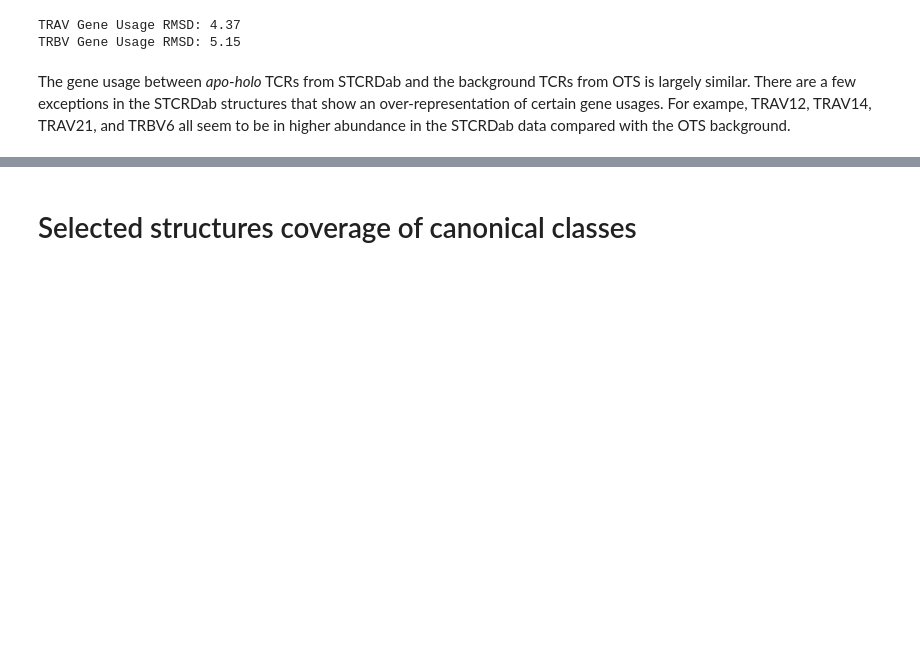
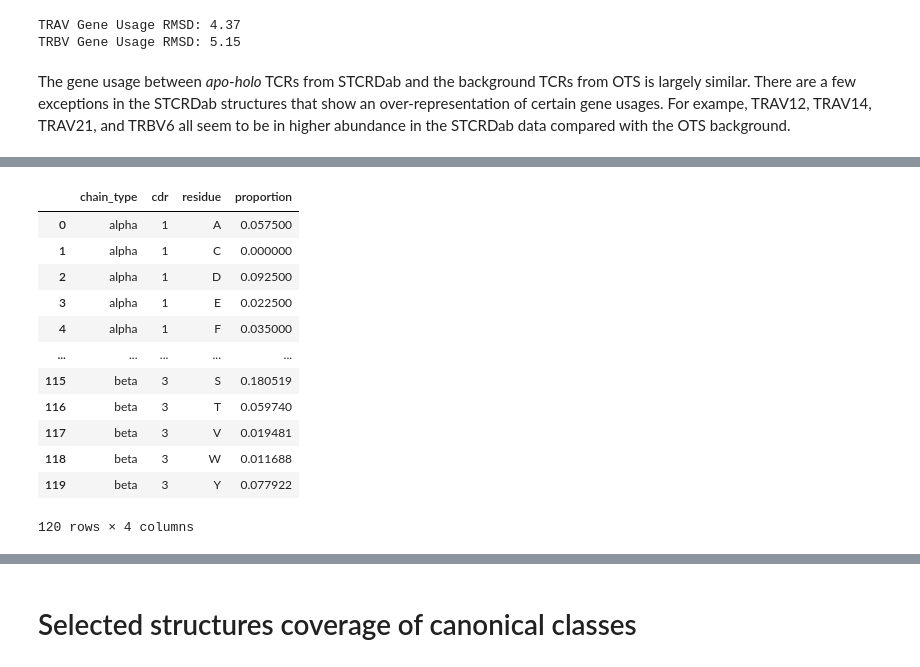
Before and after one commit to benjiemc/tcr-pmhc-interface-analysis, a Jupyter notebook: notebooks/Ascertaining_the_generalisability_of_the_structure_data.ipynb, the cells around one changed output, grey strips where cells are left out. Cells and saved outputs as stored; diff of their text form; code cells hidden in the pictures; blank space fills up the shorter version.

```diff
--- a/notebooks/Ascertaining_the_generalisability_of_the_structure_data.ipynb
+++ b/notebooks/Ascertaining_the_generalisability_of_the_structure_data.ipynb
@@ -489,0 +537,28 @@ For exampe, TRAV12, TRAV14, TRAV21, and TRBV6 all seem to be in higher abundance
+# %%
+apo_holo_cdr_sequences_residues = apo_holo_cdr_sequences[['chain_type', 'cdr', 'sequence']].copy()
+apo_holo_cdr_sequences_residues['residue'] = apo_holo_cdr_sequences_residues['sequence'].map(list)
+apo_holo_cdr_sequences_residues = apo_holo_cdr_sequences_residues.explode('residue')
+
+apo_holo_cdr_sequences_residues_counts = (apo_holo_cdr_sequences_residues.groupby(['chain_type', 'cdr'])
+                                          ['residue']
+                                          .apply(count_amino_acids))
+
+apo_holo_cdr_sequences_residues_counts.name = 'proportion'
+apo_holo_cdr_sequences_residues_counts = apo_holo_cdr_sequences_residues_counts.to_frame()
+apo_holo_cdr_sequences_residues_counts = apo_holo_cdr_sequences_residues_counts.reset_index()
+
+apo_holo_cdr_sequences_residues_counts
+# %% [output]
+|  | chain_type | cdr | residue | proportion |
+| 0 | alpha | 1 | A | 0.057500 |
+| 1 | alpha | 1 | C | 0.000000 |
+| 2 | alpha | 1 | D | 0.092500 |
+| 3 | alpha | 1 | E | 0.022500 |
+| 4 | alpha | 1 | F | 0.035000 |
+| ... | ... | ... | ... | ... |
+| 115 | beta | 3 | S | 0.180519 |
+| 116 | beta | 3 | T | 0.059740 |
+| 117 | beta | 3 | V | 0.019481 |
+| 118 | beta | 3 | W | 0.011688 |
+| 119 | beta | 3 | Y | 0.077922 |
+120 rows × 4 columns
```
Also changed, not shown: parts of 8 cells of this notebook.
